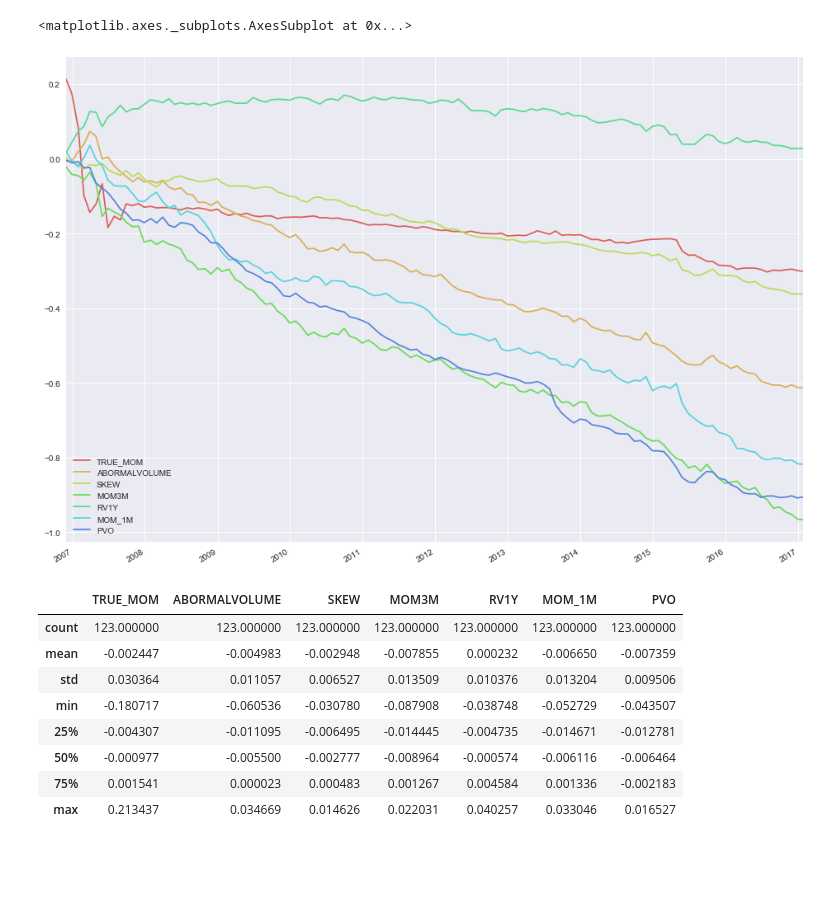
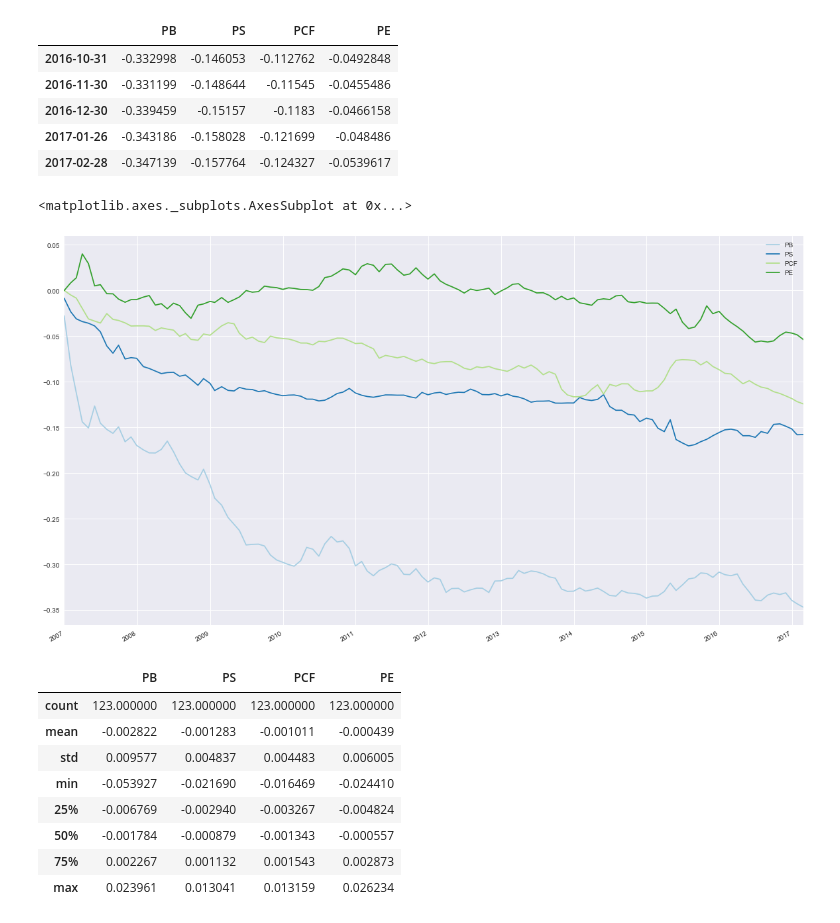
Before and after one commit to kamiseko/factor-test, a Jupyter notebook: OLS to test factor script.ipynb, the cells around one changed output. Cells and saved outputs as stored; diff of their text form; code cells hidden in the pictures; blank space fills up the shorter version.

```diff
--- a/OLS to test factor script.ipynb
+++ b/OLS to test factor script.ipynb
@@ -69,5 +86,5 @@ filenameDictLiq = {'TURNOVER_1M':filenameTURNOVER1M, 'AMOUNTAVG1M':filenameAMOUN
 # %%
-filenameDict = filenameDictMomentum
+filenameDict = filenameDictValue
 # %%
 # total filename dictionary
 #filenameDict = {'PE':filenamePE,'PB':filenamePB, 'PS':filenamePS, 'PCF':filenamePCF, 'YOYGR':filenameYOYGR,'YOYGRPROFIT':filenameYOYNETPROFIT, \
@@ -152,19 +219,28 @@ ICFactor.astype(float).describe()
+# %%
+returnofFactor.cumsum().tail()
+# %% [output]
+|  | PB | PS | PCF | PE |
+| 2016-10-31 | -0.332998 | -0.146053 | -0.112762 | -0.0492848 |
+| 2016-11-30 | -0.331199 | -0.148644 | -0.11545 | -0.0455486 |
+| 2016-12-30 | -0.339459 | -0.15157 | -0.1183 | -0.0466158 |
+| 2017-01-26 | -0.343186 | -0.158028 | -0.121699 | -0.048486 |
+| 2017-02-28 | -0.347139 | -0.157764 | -0.124327 | -0.0539617 |
 # %%
-returnofFactor.cumsum().plot(figsize=(16,12),color=sns.color_palette("hls",10))
+returnofFactor.cumsum().plot(figsize=(20,12),color=sns.color_palette("Paired",10))
 # %% [output]
 <matplotlib.axes._subplots.AxesSubplot at 0x...>
-[figure, old version]
+[figure, new version]
 # %%
 returnofFactor.astype(float).describe()
 # %% [output]
-|  | TRUE_MOM | ABORMALVOLUME | SKEW | MOM3M | RV1Y | MOM_1M | PVO |
-| count | 123.000000 | 123.000000 | 123.000000 | 123.000000 | 123.000000 | 123.000000 | 123.000000 |
-| mean | -0.002447 | -0.004983 | -0.002948 | -0.007855 | 0.000232 | -0.006650 | -0.007359 |
-| std | 0.030364 | 0.011057 | 0.006527 | 0.013509 | 0.010376 | 0.013204 | 0.009506 |
-| min | -0.180717 | -0.060536 | -0.030780 | -0.087908 | -0.038748 | -0.052729 | -0.043507 |
-| 25% | -0.004307 | -0.011095 | -0.006495 | -0.014445 | -0.004735 | -0.014671 | -0.012781 |
-| 50% | -0.000977 | -0.005500 | -0.002777 | -0.008964 | -0.000574 | -0.006116 | -0.006464 |
-| 75% | 0.001541 | 0.000023 | 0.000483 | 0.001267 | 0.004584 | 0.001336 | -0.002183 |
-| max | 0.213437 | 0.034669 | 0.014626 | 0.022031 | 0.040257 | 0.033046 | 0.016527 |
+|  | PB | PS | PCF | PE |
+| count | 123.000000 | 123.000000 | 123.000000 | 123.000000 |
+| mean | -0.002822 | -0.001283 | -0.001011 | -0.000439 |
+| std | 0.009577 | 0.004837 | 0.004483 | 0.006005 |
+| min | -0.053927 | -0.021690 | -0.016469 | -0.024410 |
+| 25% | -0.006769 | -0.002940 | -0.003267 | -0.004824 |
+| 50% | -0.001784 | -0.000879 | -0.001343 | -0.000557 |
+| 75% | 0.002267 | 0.001132 | 0.001543 | 0.002873 |
+| max | 0.023961 | 0.013041 | 0.013159 | 0.026234 |
 # %%
 color_set=sns.light_palette((210, 90, 60), input="husl")
```
Also changed, not shown: parts of 16 cells of this notebook, 4 other files.
